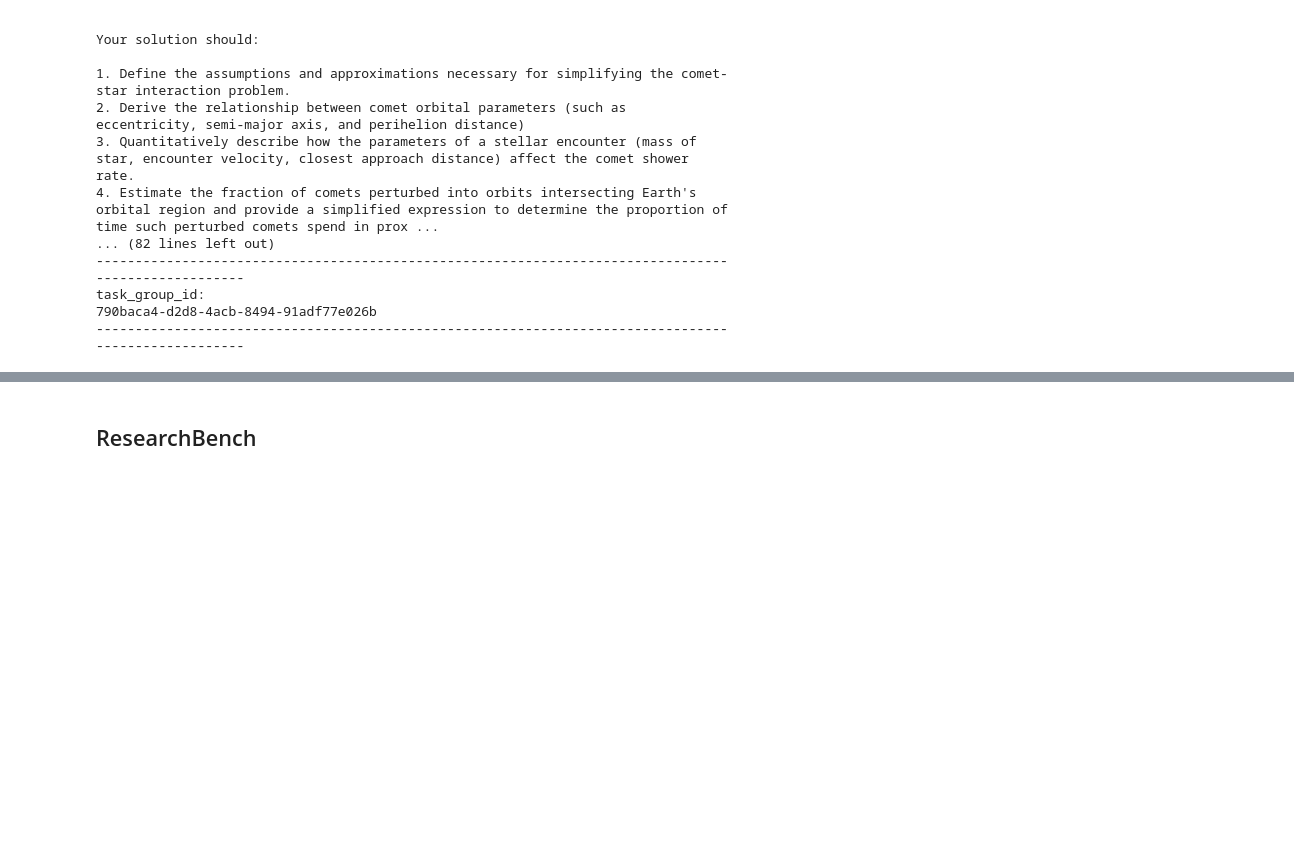
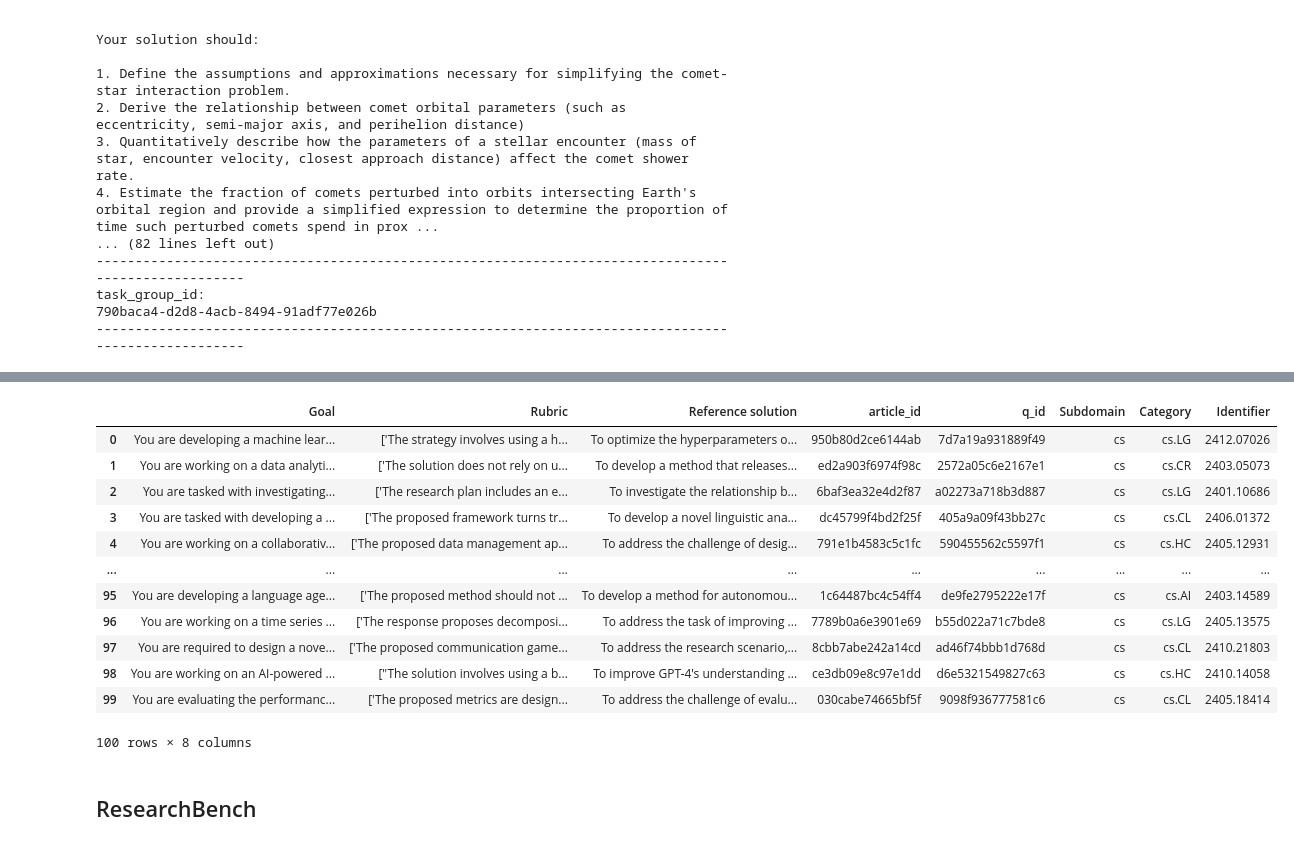
Before and after one commit to lucaspecina/grubrics-science, a Jupyter notebook: dev.ipynb, the cells around one changed output, grey strips where cells are left out. Saved outputs shown, nothing was run; the diff lists cells and outputs as text; code cells hidden in the pictures; blank space fills up the shorter version.

```diff
--- a/dev.ipynb
+++ b/dev.ipynb
@@ -1248,3 +1261,22 @@ df[:100].to_csv('pubmed/research-plan-gen-pubmed-train-sample.csv', index=False)
+# %%
+import pandas as pd
+
+df = pd.read_csv('research-plan-gen/research-plan-gen-arxiv-train-sample.csv')
+df
+# %% [output]
+|  | Goal | Rubric | Reference solution | article_id | q_id | Subdomain | Category | Identifier |
+| 0 | You are developing a machine lear... | ['The strategy involves using a h... | To optimize the hyperparameters o... | 950b80d2ce6144ab | 7d7a19a931889f49 | cs | cs.LG | 2412.07026 |
+| 1 | You are working on a data analyti... | ['The solution does not rely on u... | To develop a method that releases... | ed2a903f6974f98c | 2572a05c6e2167e1 | cs | cs.CR | 2403.05073 |
+| 2 | You are tasked with investigating... | ['The research plan includes an e... | To investigate the relationship b... | 6baf3ea32e4d2f87 | a02273a718b3d887 | cs | cs.LG | 2401.10686 |
+| 3 | You are tasked with developing a ... | ['The proposed framework turns tr... | To develop a novel linguistic ana... | dc45799f4bd2f25f | 405a9a09f43bb27c | cs | cs.CL | 2406.01372 |
+| 4 | You are working on a collaborativ... | ['The proposed data management ap... | To address the challenge of desig... | 791e1b4583c5c1fc | 590455562c5597f1 | cs | cs.HC | 2405.12931 |
+| ... | ... | ... | ... | ... | ... | ... | ... | ... |
+| 95 | You are developing a language age... | ['The proposed method should not ... | To develop a method for autonomou... | 1c64487bc4c54ff4 | de9fe2795222e17f | cs | cs.AI | 2403.14589 |
+| 96 | You are working on a time series ... | ['The response proposes decomposi... | To address the task of improving ... | 7789b0a6e3901e69 | b55d022a71c7bde8 | cs | cs.LG | 2405.13575 |
+| 97 | You are required to design a nove... | ['The proposed communication game... | To address the research scenario,... | 8cbb7abe242a14cd | ad46f74bbb1d768d | cs | cs.CL | 2410.21803 |
+| 98 | You are working on an AI-powered ... | ["The solution involves using a b... | To improve GPT-4's understanding ... | ce3db09e8c97e1dd | d6e5321549827c63 | cs | cs.HC | 2410.14058 |
+| 99 | You are evaluating the performanc... | ['The proposed metrics are design... | To address the challenge of evalu... | 030cabe74665bf5f | 9098f936777581c6 | cs | cs.CL | 2405.18414 |
+100 rows × 8 columns
 # %% [markdown]
 ## ResearchBench
 # %%
```
Also changed, not shown: parts of 6 cells of this notebook, 4 other files.
